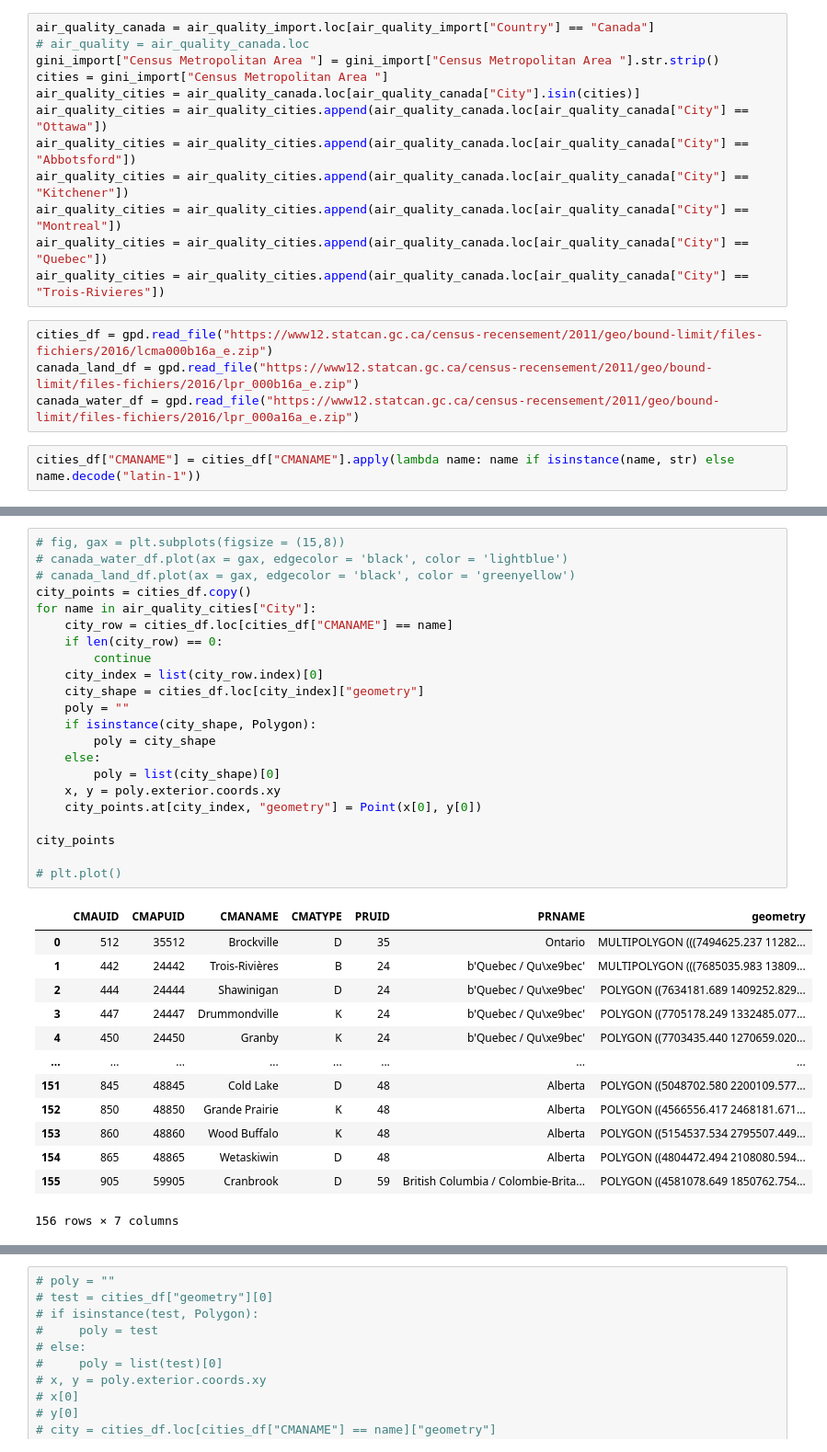
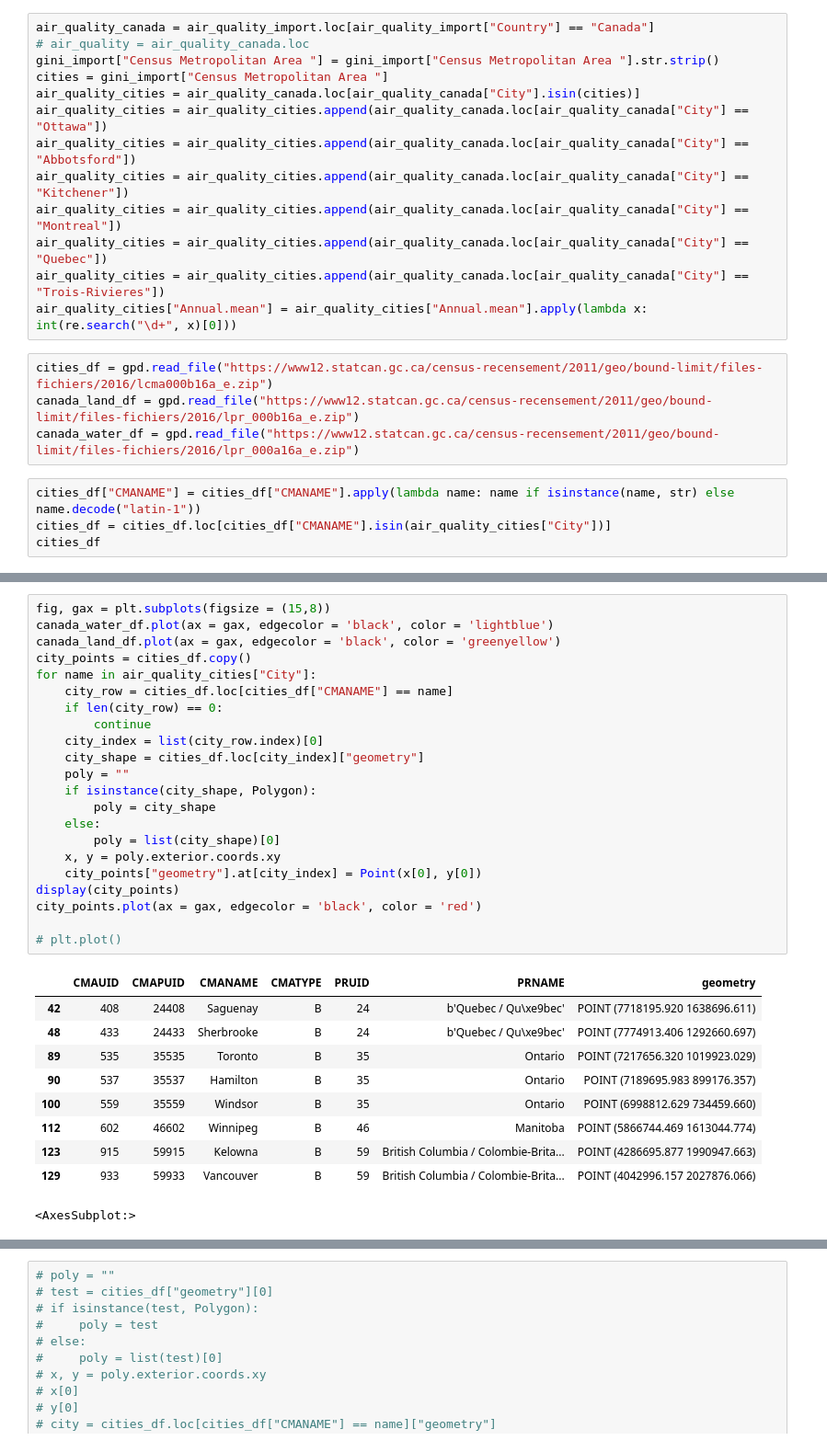
Before and after one commit to EliBCC/Ginis-Smoke, a Jupyter notebook: FinalPaper.ipynb, the cells around one changed output, grey strips where cells are left out. Shown at 92% size. Drawn from its saved outputs; the diff is of its cells as text.

```diff
--- a/FinalPaper.ipynb
+++ b/FinalPaper.ipynb
@@ -49,9 +38,12 @@ air_quality_cities = air_quality_cities.append(air_quality_canada.loc[air_qualit
 air_quality_cities = air_quality_cities.append(air_quality_canada.loc[air_quality_canada["City"] == "Montreal"])
 air_quality_cities = air_quality_cities.append(air_quality_canada.loc[air_quality_canada["City"] == "Quebec"])
 air_quality_cities = air_quality_cities.append(air_quality_canada.loc[air_quality_canada["City"] == "Trois-Rivieres"])
+air_quality_cities["Annual.mean"] = air_quality_cities["Annual.mean"].apply(lambda x: int(re.search("\d+", x)[0]))
 # %%
 cities_df = gpd.read_file("https://www12.statcan.gc.ca/census-recensement/2011/geo/bound-limit/files-fichiers/2016/lcma000b16a_e.zip")
 canada_land_df = gpd.read_file("https://www12.statcan.gc.ca/census-recensement/2011/geo/bound-limit/files-fichiers/2016/lpr_000b16a_e.zip")
 canada_water_df = gpd.read_file("https://www12.statcan.gc.ca/census-recensement/2011/geo/bound-limit/files-fichiers/2016/lpr_000a16a_e.zip")
 # %%
 cities_df["CMANAME"] = cities_df["CMANAME"].apply(lambda name: name if isinstance(name, str) else name.decode("latin-1"))
+cities_df = cities_df.loc[cities_df["CMANAME"].isin(air_quality_cities["City"])]
+cities_df
@@ -58,36 +60,33 @@ cities_df["CMANAME"] = cities_df["CMANAME"].apply(lambda name: name if isinstanc
 # %%
-# fig, gax = plt.subplots(figsize = (15,8))
-# canada_water_df.plot(ax = gax, edgecolor = 'black', color = 'lightblue')
-# canada_land_df.plot(ax = gax, edgecolor = 'black', color = 'greenyellow')
+fig, gax = plt.subplots(figsize = (15,8))
+canada_water_df.plot(ax = gax, edgecolor = 'black', color = 'lightblue')
+canada_land_df.plot(ax = gax, edgecolor = 'black', color = 'greenyellow')
 city_points = cities_df.copy()
 for name in air_quality_cities["City"]:
     city_row = cities_df.loc[cities_df["CMANAME"] == name]
     if len(city_row) == 0:
         continue
     city_index = list(city_row.index)[0]
     city_shape = cities_df.loc[city_index]["geometry"]
     poly = ""
     if isinstance(city_shape, Polygon):
         poly = city_shape
     else:
         poly = list(city_shape)[0]
     x, y = poly.exterior.coords.xy
-    city_points.at[city_index, "geometry"] = Point(x[0], y[0])
-
-city_points
+    city_points["geometry"].at[city_index] = Point(x[0], y[0])
+display(city_points)
+city_points.plot(ax = gax, edgecolor = 'black', color = 'red')
 
 # plt.plot()
 # %% [output]
 |  | CMAUID | CMAPUID | CMANAME | CMATYPE | PRUID | PRNAME | geometry |
-| 0 | 512 | 35512 | Brockville | D | 35 | Ontario | MULTIPOLYGON (((7494625.237 11282... |
-| 1 | 442 | 24442 | Trois-Rivières | B | 24 | b'Quebec / Qu\xe9bec' | MULTIPOLYGON (((7685035.983 13809... |
-| 2 | 444 | 24444 | Shawinigan | D | 24 | b'Quebec / Qu\xe9bec' | POLYGON ((7634181.689 1409252.829... |
-| 3 | 447 | 24447 | Drummondville | K | 24 | b'Quebec / Qu\xe9bec' | POLYGON ((7705178.249 1332485.077... |
-| 4 | 450 | 24450 | Granby | K | 24 | b'Quebec / Qu\xe9bec' | POLYGON ((7703435.440 1270659.020... |
-| ... | ... | ... | ... | ... | ... | ... | ... |
-| 151 | 845 | 48845 | Cold Lake | D | 48 | Alberta | POLYGON ((5048702.580 2200109.577... |
-| 152 | 850 | 48850 | Grande Prairie | K | 48 | Alberta | POLYGON ((4566556.417 2468181.671... |
-| 153 | 860 | 48860 | Wood Buffalo | K | 48 | Alberta | POLYGON ((5154537.534 2795507.449... |
-| 154 | 865 | 48865 | Wetaskiwin | D | 48 | Alberta | POLYGON ((4804472.494 2108080.594... |
-| 155 | 905 | 59905 | Cranbrook | D | 59 | British Columbia / Colombie-Brita... | POLYGON ((4581078.649 1850762.754... |
+| 42 | 408 | 24408 | Saguenay | B | 24 | b'Quebec / Qu\xe9bec' | POINT (7718195.920 1638696.611) |
+| 48 | 433 | 24433 | Sherbrooke | B | 24 | b'Quebec / Qu\xe9bec' | POINT (7774913.406 1292660.697) |
+| 89 | 535 | 35535 | Toronto | B | 35 | Ontario | POINT (7217656.320 1019923.029) |
+| 90 | 537 | 35537 | Hamilton | B | 35 | Ontario | POINT (7189695.983 899176.357) |
+| 100 | 559 | 35559 | Windsor | B | 35 | Ontario | POINT (6998812.629 734459.660) |
+| 112 | 602 | 46602 | Winnipeg | B | 46 | Manitoba | POINT (5866744.469 1613044.774) |
+| 123 | 915 | 59915 | Kelowna | B | 59 | British Columbia / Colombie-Brita... | POINT (4286695.877 1990947.663) |
+| 129 | 933 | 59933 | Vancouver | B | 59 | British Columbia / Colombie-Brita... | POINT (4042996.157 2027876.066) |
-156 rows × 7 columns
+<AxesSubplot:>
```
Also changed, not shown: parts of 8 cells of this notebook.
